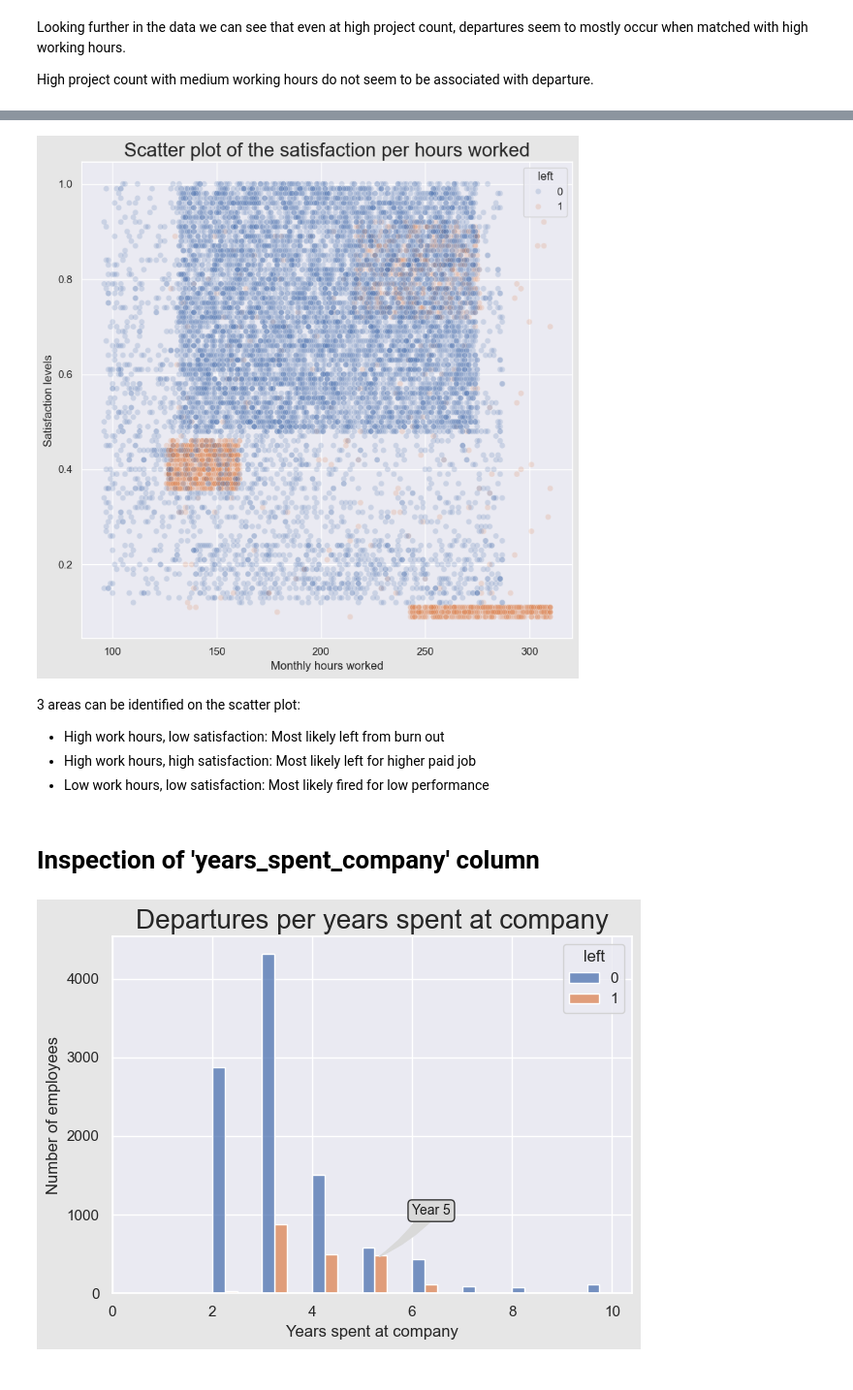
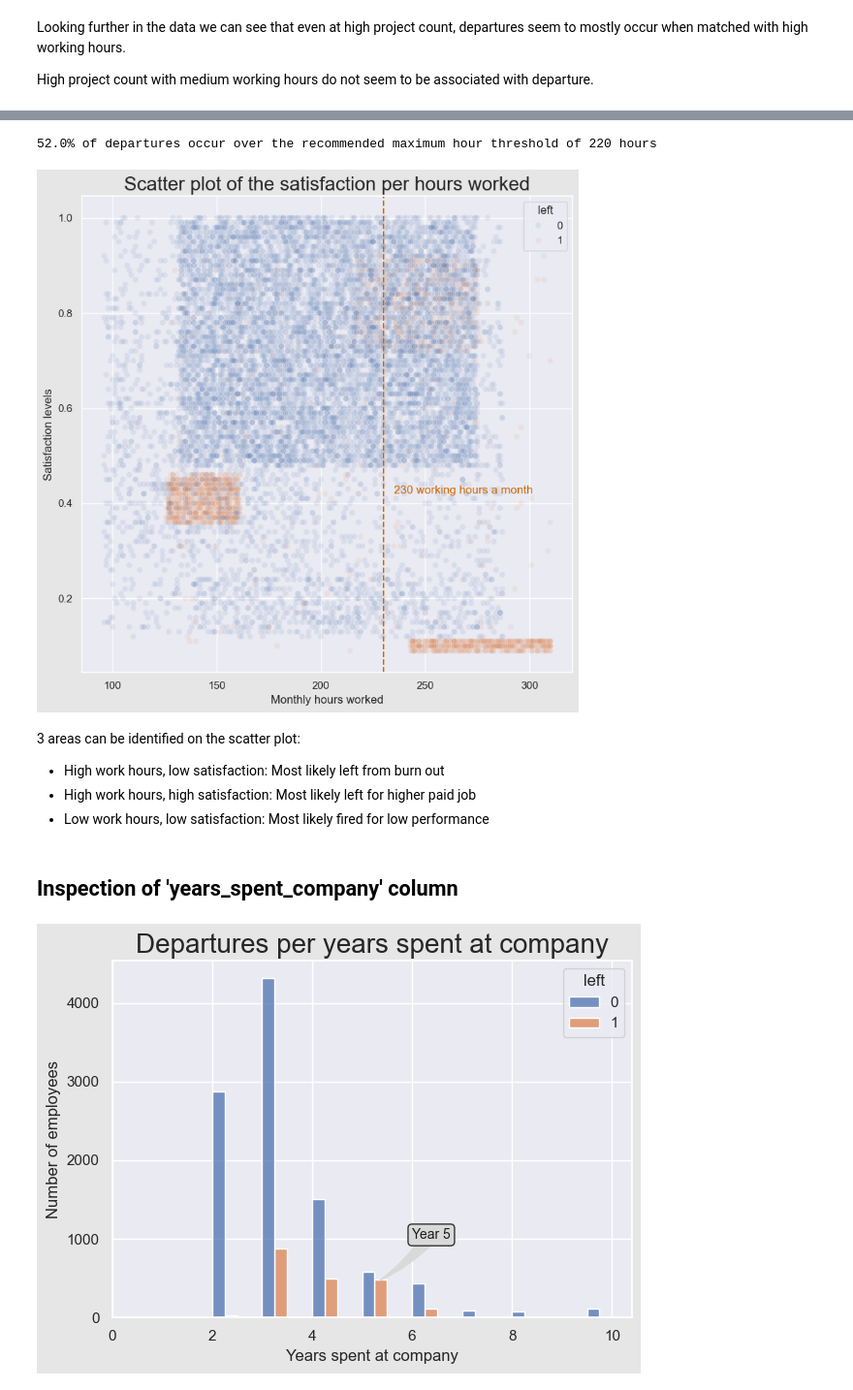
Before and after one commit to Max0513/Turn-over-analysis---Saliford-, a Jupyter notebook: Notebooks/data_cleanup.ipynb, the cells around one changed output, grey strips where cells are left out. Shown at 97% size. Cells and saved outputs as stored; diff of their text form; code cells hidden in the pictures.

```diff
--- a/Notebooks/data_cleanup.ipynb
+++ b/Notebooks/data_cleanup.ipynb
@@ -10,5 +9,6 @@ import dataframe_image as dfi
 # %%
-path = 'C:/Users/max05/OneDrive/Bureau/DATA/_Portfolio/GCC_project/data/raw/'
+# Import Data
+path = '../data/raw/'
 data = pd.read_csv(path+'HR_comma_sep.csv')
 data.head(5)
 # %% [output]
@@ -712,22 +735,32 @@ plt.savefig('../reports/figures/distribution_of_monthly_hours_average.png')
+# %%
+percent_leave_above_recom_hour = (total_leave_count - above_max_hour_leave_count)/total_leave_count
+
+print(f'{round(percent_leave_above_recom_hour*100,0)}% of departures occur over the recommended maximum hour threshold of {maximum_hour_recommended} hours')
+# %% [output]
+52.0% of departures occur over the recommended maximum hour threshold of 220 hours
 # %%
+# Get a sense of the relation between satisfaction levels and monthly hours
+
 plt.figure(figsize=(8,8))
-
-sns.scatterplot(data=df1,x='average_montly_hours',y='satisfaction_level',hue='left',alpha=0.2)
-
+sns.scatterplot(data=df1,x='average_montly_hours',y='satisfaction_level',hue='left',alpha=0.1)
+# Plot a line to mark 230 hours a month
+plt.axvline(x=230,color='#cc6600', linestyle= '--')
+plt.annotate(text='230 working hours a month', xy= ( 235, 0.42), color='#cc6600')
+# Cleanup graph
 plt.title('Scatter plot of the satisfaction per hours worked', size = 20)
 plt.xlabel('Monthly hours worked')
 plt.ylabel('Satisfaction levels')
-
 sns.move_legend(ax, "upper left", bbox_to_anchor=(1, 1))
 plt.tight_layout()
+# Save fig for final report
 plt.savefig('../reports/figures/scatter_plot_satisfaction_vs_hours.png')
 # %% [output]
-[figure, old version]
+[figure, new version]
 # %% [markdown]
 3 areas can be identified on the scatter plot:
 - High work hours, low satisfaction: Most likely left from burn out
 - High work hours, high satisfaction: Most likely left for higher paid job
 - Low work hours, low satisfaction: Most likely fired for low performance
 # %% [markdown]
-# Inspection of 'years_spent_company' column
+## Inspection of 'years_spent_company' column
 # %%
```
Also changed, not shown: parts of 106 cells of this notebook, 3 other files.
